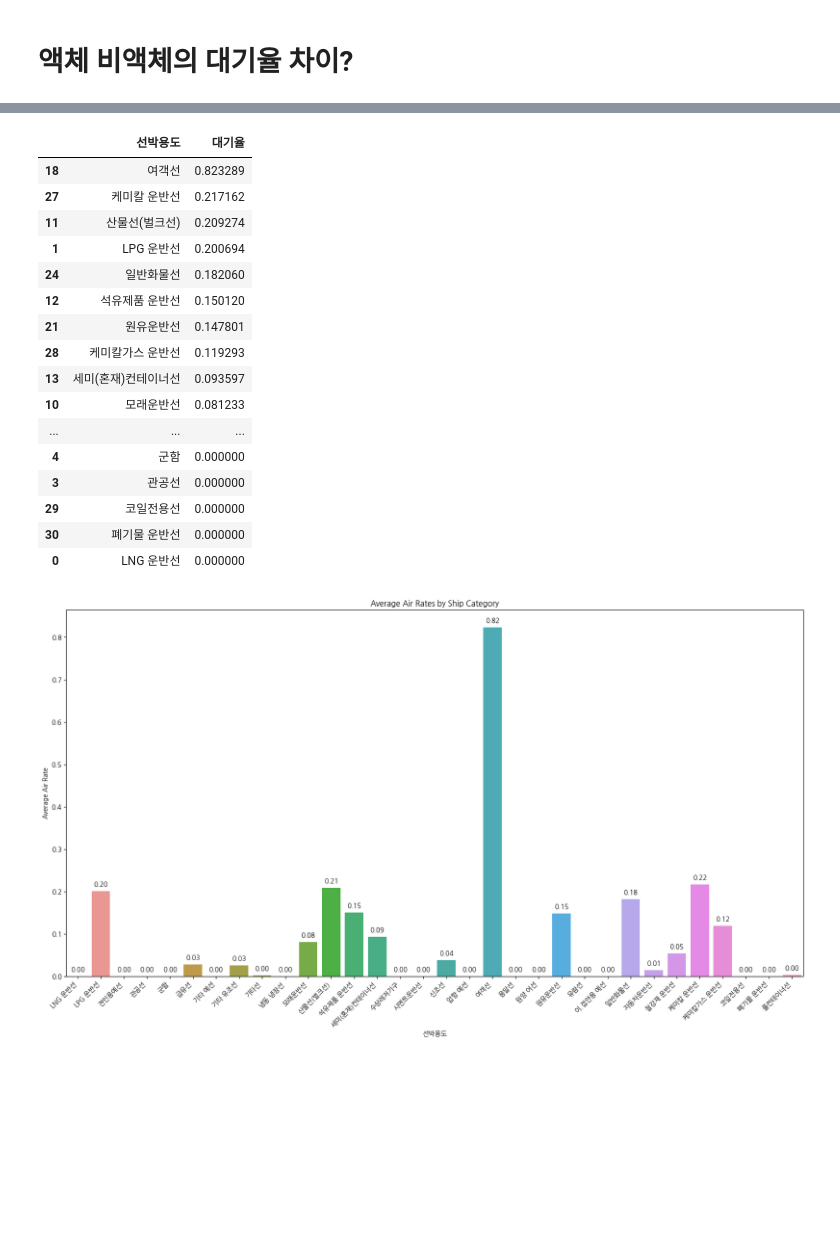
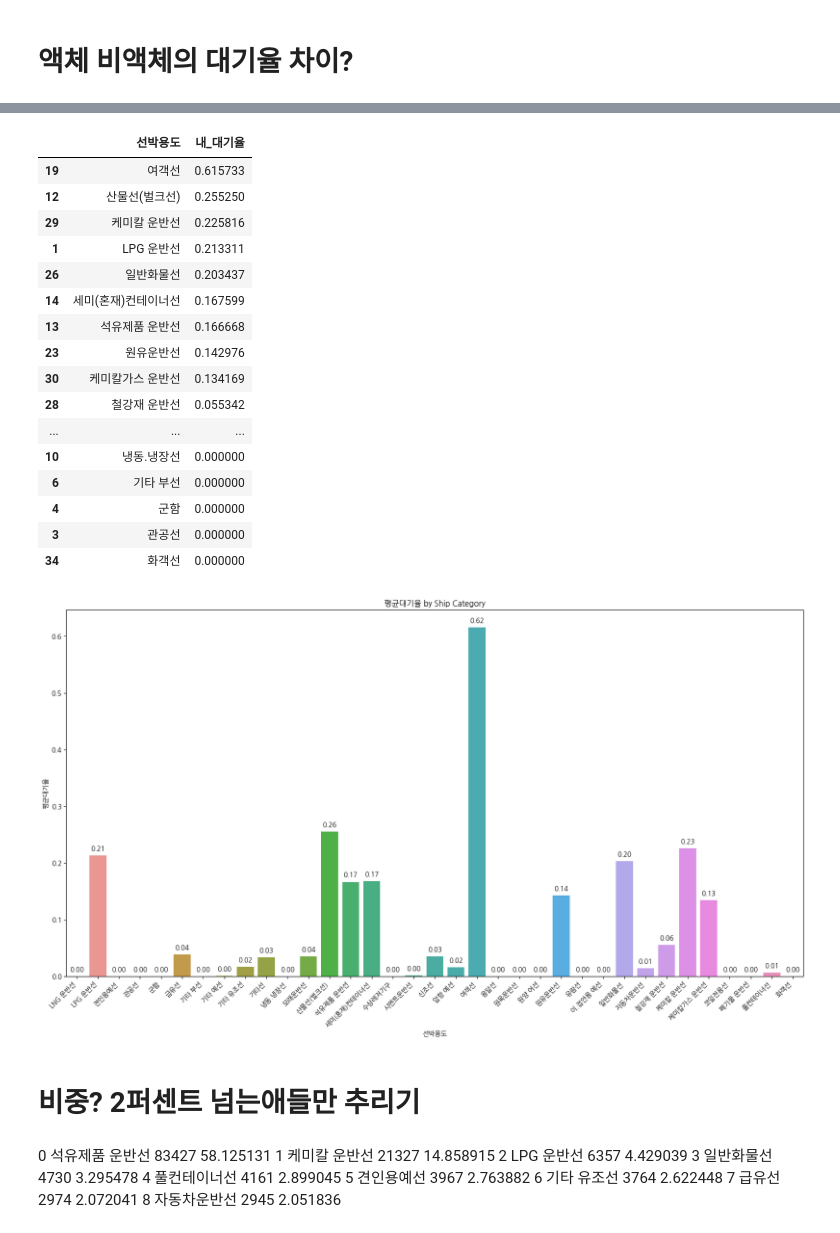
Before and after one commit to GyudongHan/Project_1, a Jupyter notebook: 프로젝트 3/(p)USN_Visualize.ipynb, the cells around one changed output, grey strips where cells are left out. Saved outputs shown, nothing was run; the diff lists cells and outputs as text; code cells hidden in the pictures; blank space fills up the shorter version.

```diff
--- a/프로젝트 3/(p)USN_Visualize.ipynb
+++ b/프로젝트 3/(p)USN_Visualize.ipynb
@@ -51,7 +51,9 @@ plt.show()
 # %%
 import pandas as pd
 
-df = pd.read_csv('data/2022_울산_전처리_ver3.csv')
+df = pd.read_csv('data/울산_전처리_ver5.csv')
 # %%
+df['내_대기율'] = df['접안_대기시간_분'] / df['Service_Time_분']
 df.head()
+df.describe()
 # %% [output]
@@ -207,38 +213,50 @@ plt.show()
 # %%
 # 선박용도별 대기율의 평균 계산
-ship_WR = df.groupby('선박용도')['대기율'].mean().reset_index()
-ship_WR.sort_values(by='대기율', ascending=False)
+ship_WR = df.groupby('선박용도')['내_대기율'].mean().reset_index()
+ship_WR.sort_values(by='내_대기율', ascending=False)
 # %% [output]
-|  | 선박용도 | 대기율 |
-| 18 | 여객선 | 0.823289 |
-| 27 | 케미칼 운반선 | 0.217162 |
-| 11 | 산물선(벌크선) | 0.209274 |
-| 1 | LPG 운반선 | 0.200694 |
-| 24 | 일반화물선 | 0.182060 |
-| 12 | 석유제품 운반선 | 0.150120 |
-| 21 | 원유운반선 | 0.147801 |
-| 28 | 케미칼가스 운반선 | 0.119293 |
-| 13 | 세미(혼재)컨테이너선 | 0.093597 |
-| 10 | 모래운반선 | 0.081233 |
+|  | 선박용도 | 내_대기율 |
+| 19 | 여객선 | 0.615733 |
+| 12 | 산물선(벌크선) | 0.255250 |
+| 29 | 케미칼 운반선 | 0.225816 |
+| 1 | LPG 운반선 | 0.213311 |
+| 26 | 일반화물선 | 0.203437 |
+| 14 | 세미(혼재)컨테이너선 | 0.167599 |
+| 13 | 석유제품 운반선 | 0.166668 |
+| 23 | 원유운반선 | 0.142976 |
+| 30 | 케미칼가스 운반선 | 0.134169 |
+| 28 | 철강재 운반선 | 0.055342 |
 | ... | ... | ... |
+| 10 | 냉동.냉장선 | 0.000000 |
+| 6 | 기타 부선 | 0.000000 |
 | 4 | 군함 | 0.000000 |
 | 3 | 관공선 | 0.000000 |
-| 29 | 코일전용선 | 0.000000 |
-| 30 | 폐기물 운반선 | 0.000000 |
-| 0 | LNG 운반선 | 0.000000 |
+| 34 | 화객선 | 0.000000 |
 # %%
 # 시각화
 plt.figure(figsize=(20, 10))
-ax = sns.barplot(x='선박용도', y='대기율', data=ship_WR)
-plt.title('Average Air Rates by Ship Category')
+ax = sns.barplot(x='선박용도', y='내_대기율', data=ship_WR)
+plt.title('평균대기율 by Ship Category')
 plt.xticks(rotation=45, ha='right')  # X 축 라벨을 45도 기울임
-plt.ylabel('Average Air Rate')
+plt.ylabel('평균대기율')
 
 # 각 막대 위에 수치 표시
 for p in ax.patches:
     ax.annotate(f'{p.get_height():.2f}', (p.get_x() + p.get_width() / 2., p.get_height()),
                 ha='center', va='center', xytext=(0, 10), textcoords='offset points')
 
 plt.show()
 # %% [output]
-[figure, old version]
+[figure, new version]
+# %% [markdown]
+# 비중? 2퍼센트 넘는애들만 추리기
+# %% [markdown]
+0	석유제품 운반선	83427	58.125131
+1	케미칼 운반선	21327	14.858915
+2	LPG 운반선	6357	4.429039
+3	일반화물선	4730	3.295478
+4	풀컨테이너선	4161	2.899045
+5	견인용예선	3967	2.763882
+6	기타 유조선	3764	2.622448
+7	급유선	2974	2.072041
+8	자동차운반선	2945	2.051836
```
Also changed, not shown: parts of 37 cells of this notebook, 2 other files.
